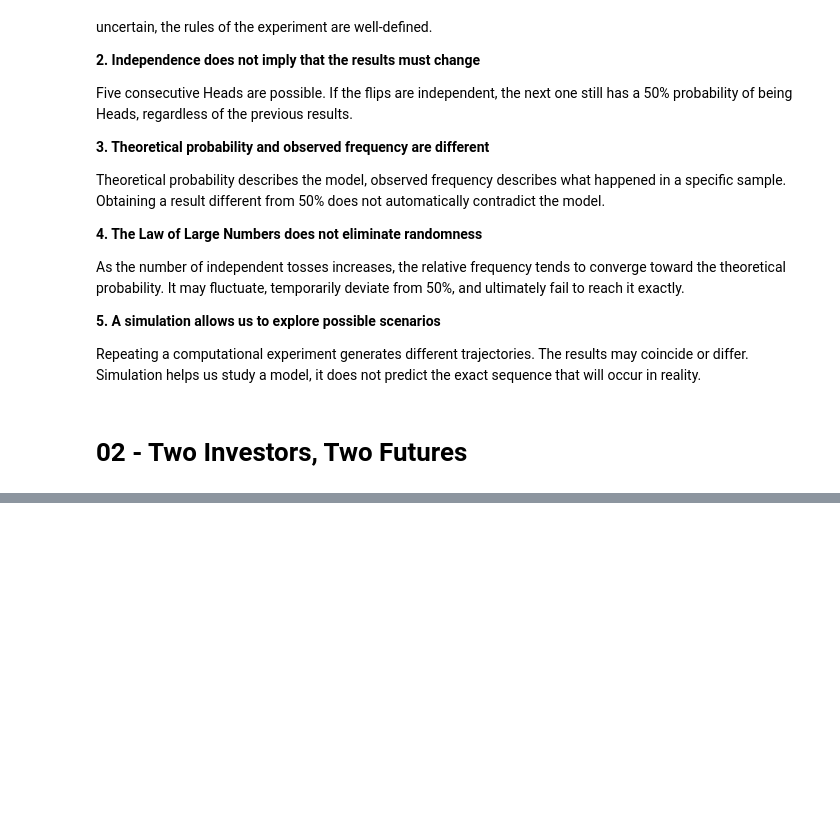
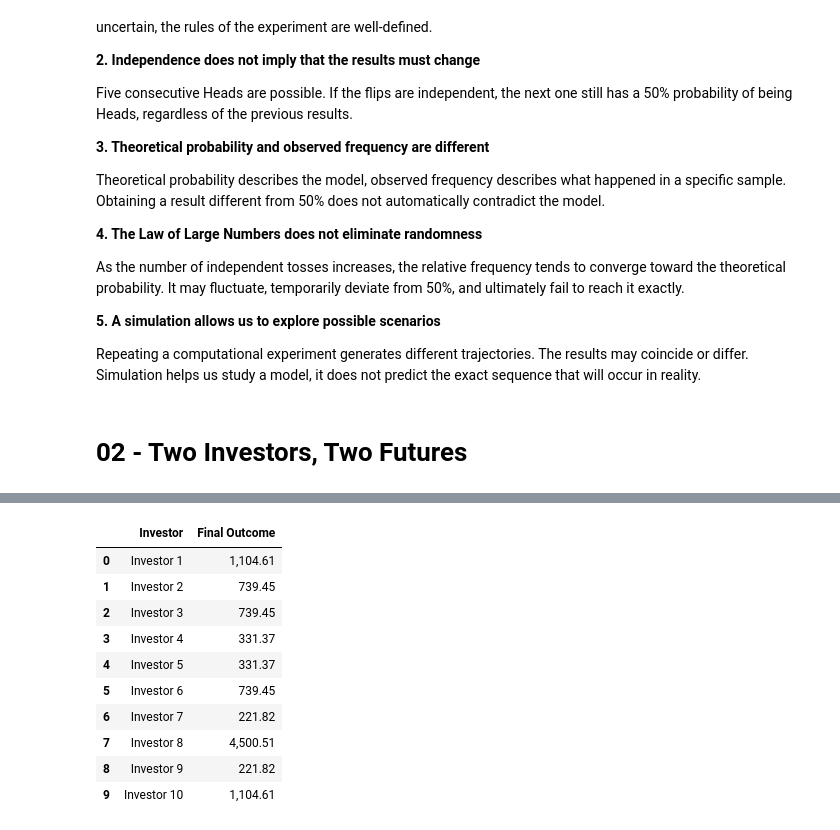
Before and after one commit to manereyes/murder-of-quants, a Jupyter notebook: portfolio_engineering/notebooks/montecarlo_my_first_1000.ipynb, the cells around one changed output, grey strips where cells are left out. Saved outputs shown, nothing was run; the diff lists cells and outputs as text; code cells hidden in the pictures; blank space fills up the shorter version.

```diff
--- a/portfolio_engineering/notebooks/montecarlo_my_first_1000.ipynb
+++ b/portfolio_engineering/notebooks/montecarlo_my_first_1000.ipynb
@@ -250,0 +413,28 @@ Repeating a computational experiment generates different trajectories. The resul
+# %%
+# Final capital dataframe
+investors = []
+final_outcome = []
+for investor in range(n_investors):
+    investors.append(f"Investor {investor + 1}")
+    final_outcome.append(f"{simulation[investor, -1]:,.2f}")
+
+final_capital_per_investor_df = pd.DataFrame(
+    {
+        "Investor" : investors,
+        "Final Outcome" : final_outcome
+    }
+)
+# %%
+final_capital_per_investor_df
+# %% [output]
+|  | Investor | Final Outcome |
+| 0 | Investor 1 | 1,104.61 |
+| 1 | Investor 2 | 739.45 |
+| 2 | Investor 3 | 739.45 |
+| 3 | Investor 4 | 331.37 |
+| 4 | Investor 5 | 331.37 |
+| 5 | Investor 6 | 739.45 |
+| 6 | Investor 7 | 221.82 |
+| 7 | Investor 8 | 4,500.51 |
+| 8 | Investor 9 | 221.82 |
+| 9 | Investor 10 | 1,104.61 |
```
Also changed, not shown: parts of 17 cells of this notebook.
